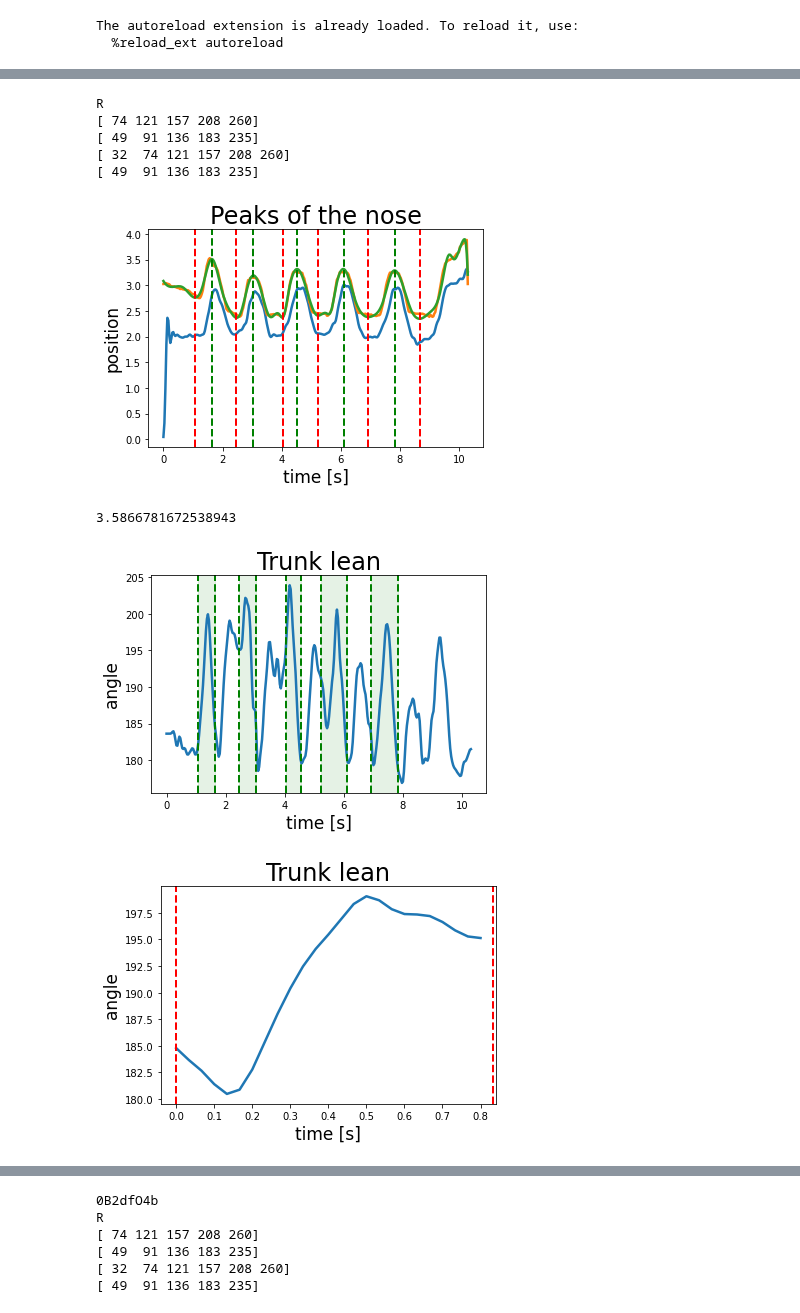
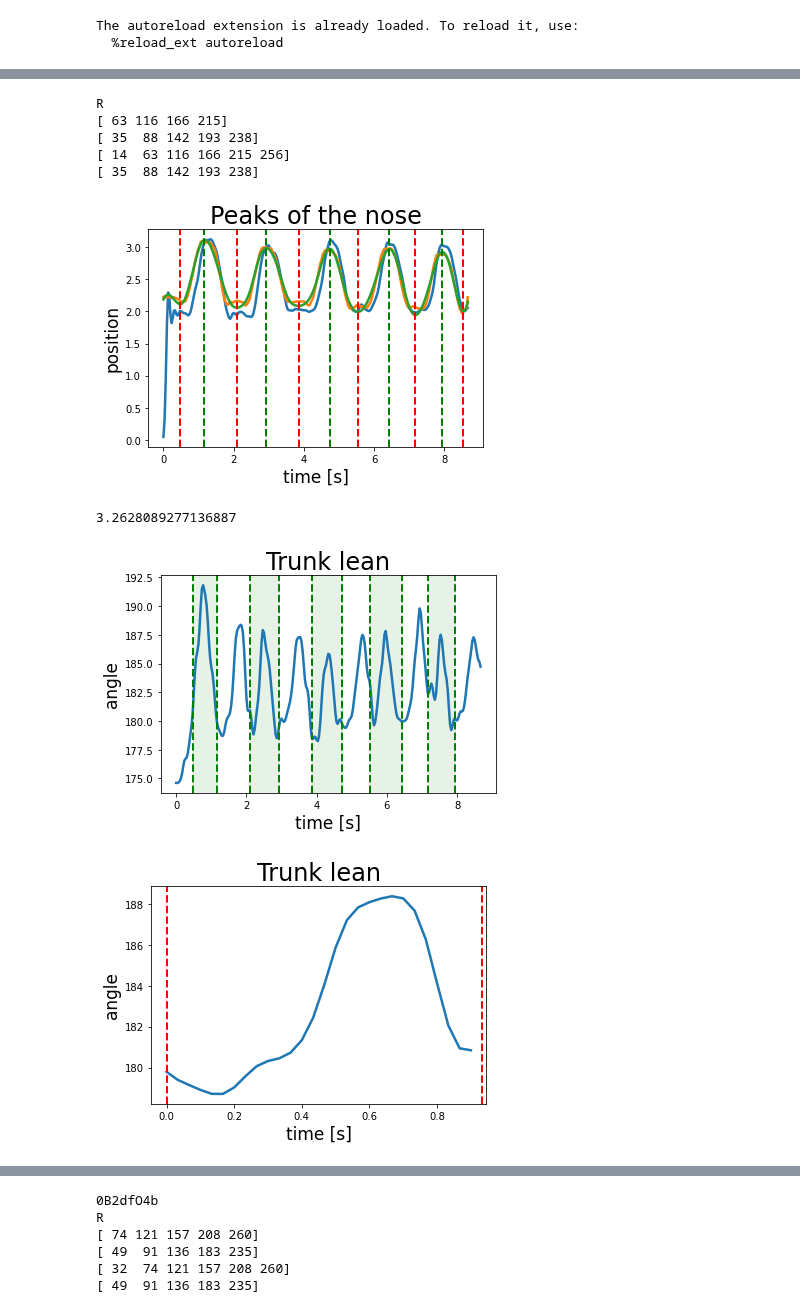
Before and after one commit to amandaliusa/cs231n, a Jupyter notebook: analysis/GetMetrics.ipynb, the cells around one changed output, grey strips where cells are left out. Saved outputs shown, nothing was run; the diff lists cells and outputs as text; code cells hidden in the pictures.

```diff
--- a/analysis/GetMetrics.ipynb
+++ b/analysis/GetMetrics.ipynb
@@ -28,13 +79,13 @@ The autoreload extension is already loaded. To reload it, use:
 # %%
 # Process a subject (quick test)
-process_subject("0B2dfO4b", processed_npy_path="{}/videos/np/".format(homedir) , framerate=30)
+process_subject("1ovgasC1", processed_npy_path="{}/videos/np/".format(homedir) , framerate=30)
 # %% [output]
 R
-[ 74 121 157 208 260]
-[ 49  91 136 183 235]
-[ 32  74 121 157 208 260]
-[ 49  91 136 183 235]
+[ 63 116 166 215]
+[ 35  88 142 193 238]
+[ 14  63 116 166 215 256]
+[ 35  88 142 193 238]
-[figure, old version]
+[figure, new version]
-3.5866781672538943
+3.2628089277136887
-[figure, old version]
+[figure, new version]
-[figure, old version]
+[figure, new version]
```
Also changed, not shown: parts of 9 cells of this notebook, 2 other files.
